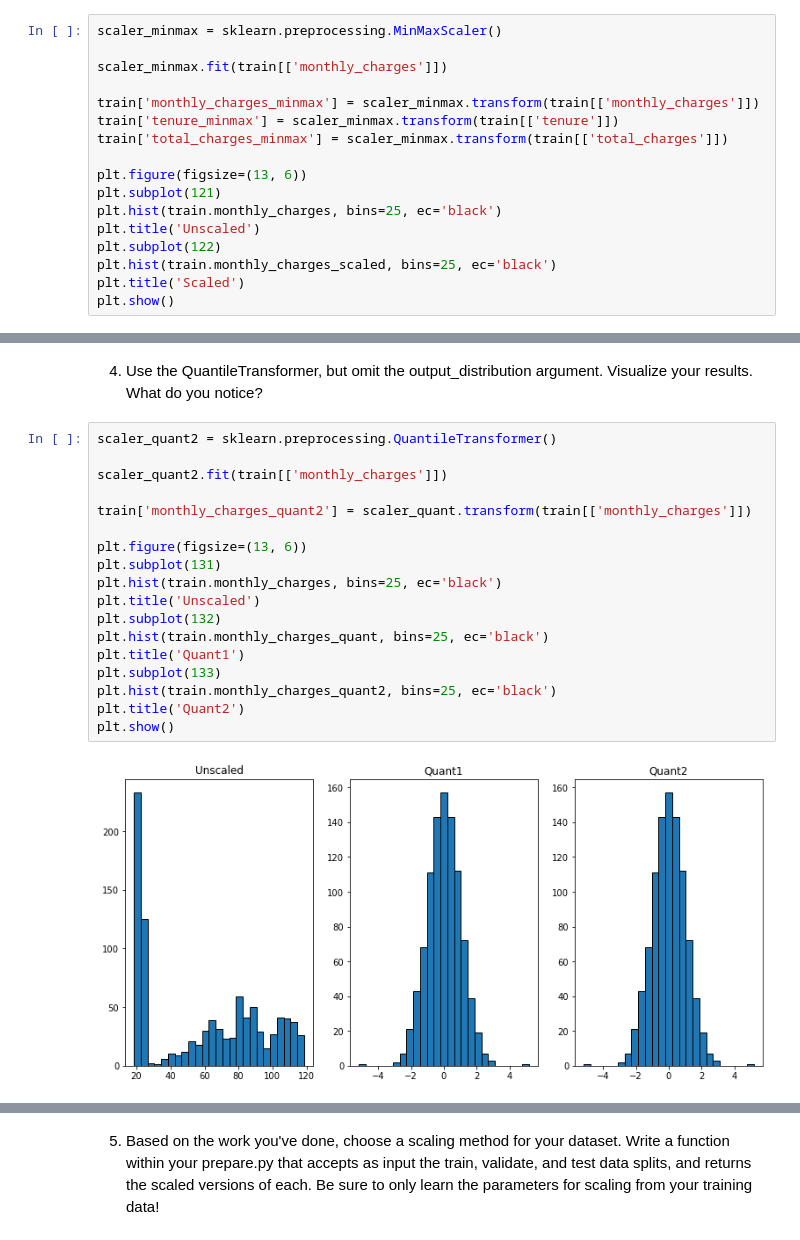
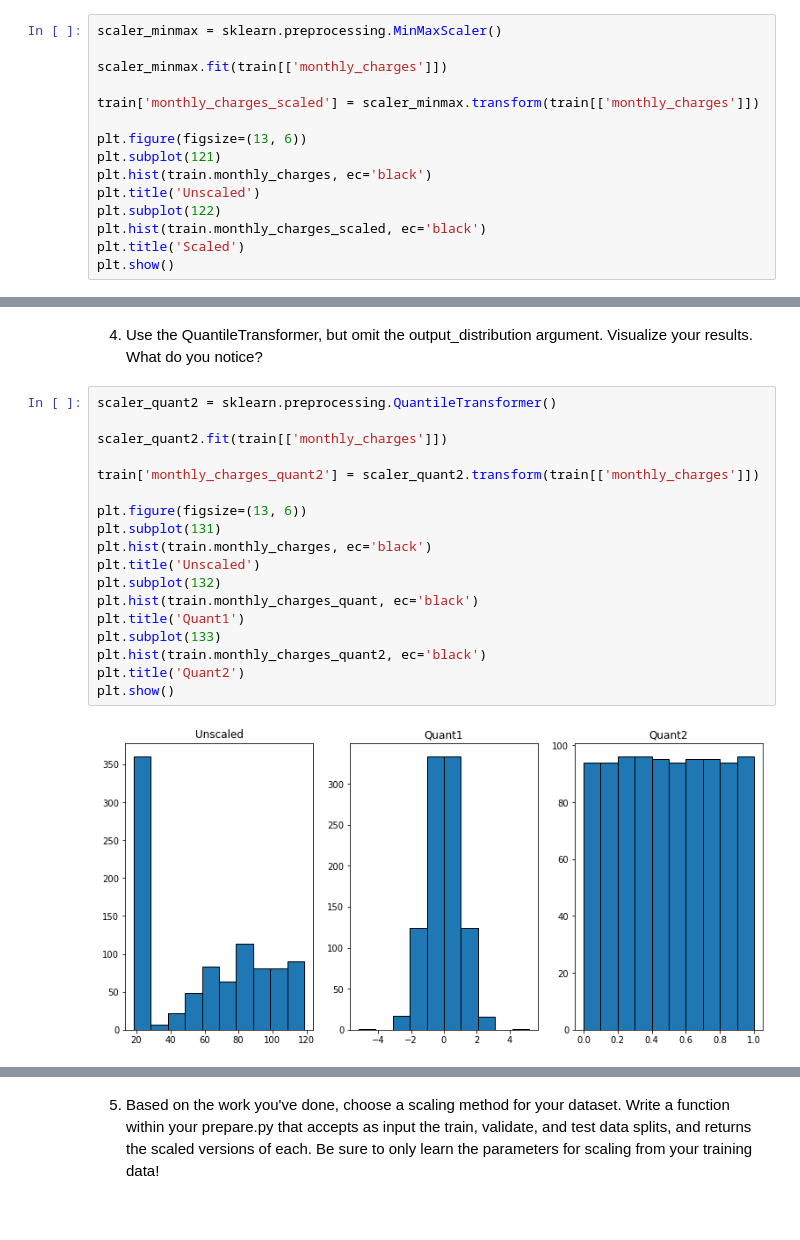
Before and after one commit to chadallen210/regression-exercises, a Jupyter notebook: scaling.ipynb, the cells around one changed output, grey strips where cells are left out. Cells and saved outputs as stored; diff of their text form.

```diff
--- a/scaling.ipynb
+++ b/scaling.ipynb
@@ -48,16 +48,14 @@ scaler_minmax = sklearn.preprocessing.MinMaxScaler()
 
 scaler_minmax.fit(train[['monthly_charges']])
 
-train['monthly_charges_minmax'] = scaler_minmax.transform(train[['monthly_charges']])
-train['tenure_minmax'] = scaler_minmax.transform(train[['tenure']])
-train['total_charges_minmax'] = scaler_minmax.transform(train[['total_charges']])
+train['monthly_charges_scaled'] = scaler_minmax.transform(train[['monthly_charges']])
 
 plt.figure(figsize=(13, 6))
 plt.subplot(121)
-plt.hist(train.monthly_charges, bins=25, ec='black')
+plt.hist(train.monthly_charges, ec='black')
 plt.title('Unscaled')
 plt.subplot(122)
-plt.hist(train.monthly_charges_scaled, bins=25, ec='black')
+plt.hist(train.monthly_charges_scaled, ec='black')
 plt.title('Scaled')
 plt.show()
 # %% [output]
@@ -194,23 +192,23 @@ plt.show()
 # %%
 scaler_quant2 = sklearn.preprocessing.QuantileTransformer()
 
 scaler_quant2.fit(train[['monthly_charges']])
 
-train['monthly_charges_quant2'] = scaler_quant.transform(train[['monthly_charges']])
+train['monthly_charges_quant2'] = scaler_quant2.transform(train[['monthly_charges']])
 
 plt.figure(figsize=(13, 6))
 plt.subplot(131)
-plt.hist(train.monthly_charges, bins=25, ec='black')
+plt.hist(train.monthly_charges, ec='black')
 plt.title('Unscaled')
 plt.subplot(132)
-plt.hist(train.monthly_charges_quant, bins=25, ec='black')
+plt.hist(train.monthly_charges_quant, ec='black')
 plt.title('Quant1')
 plt.subplot(133)
-plt.hist(train.monthly_charges_quant2, bins=25, ec='black')
+plt.hist(train.monthly_charges_quant2, ec='black')
 plt.title('Quant2')
 plt.show()
 # %% [output]
-[figure, old version]
+[figure, new version]
 # %%
 plt.figure(figsize=(13, 6))
 plt.subplot(131)
```
Also changed, not shown: parts of 7 cells of this notebook.
